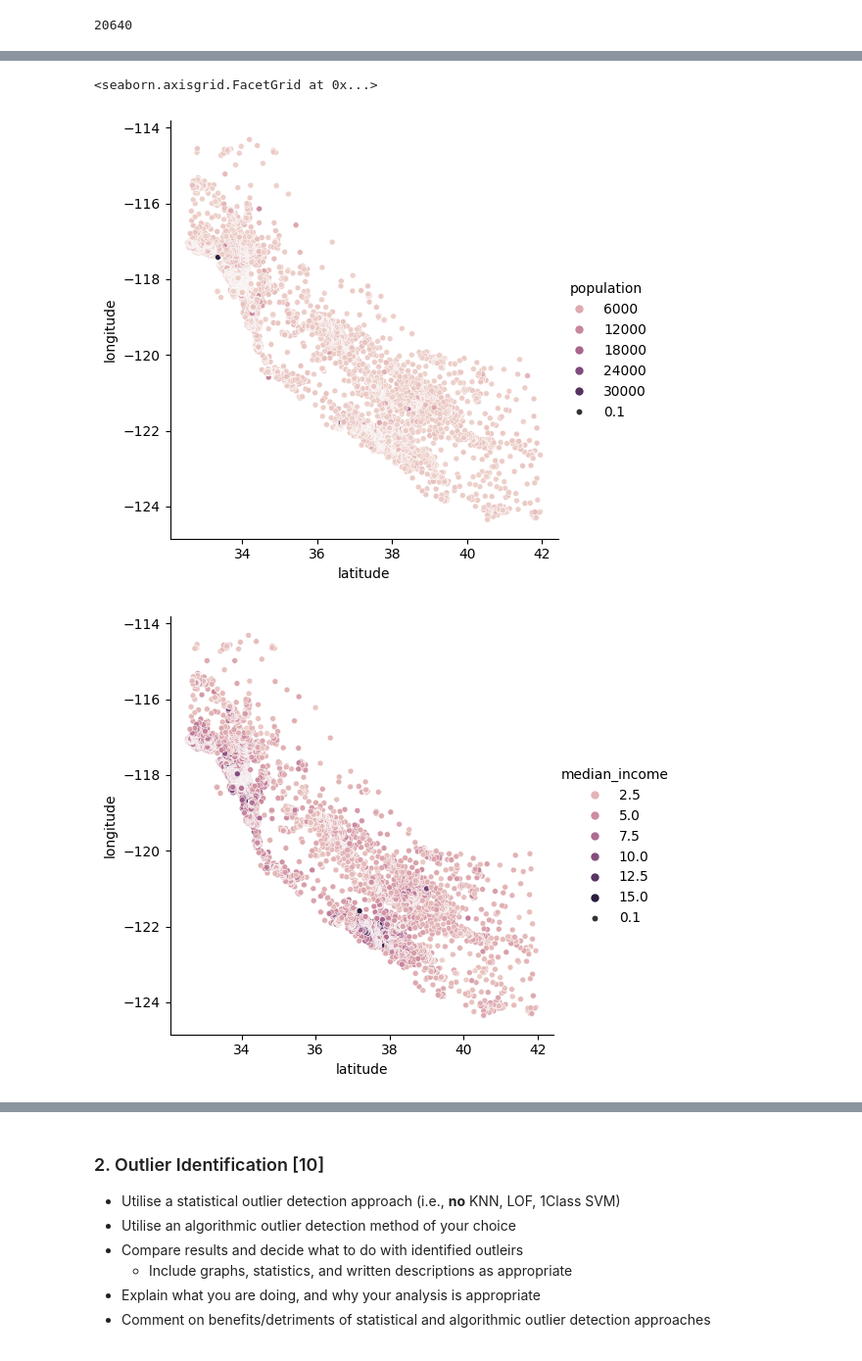
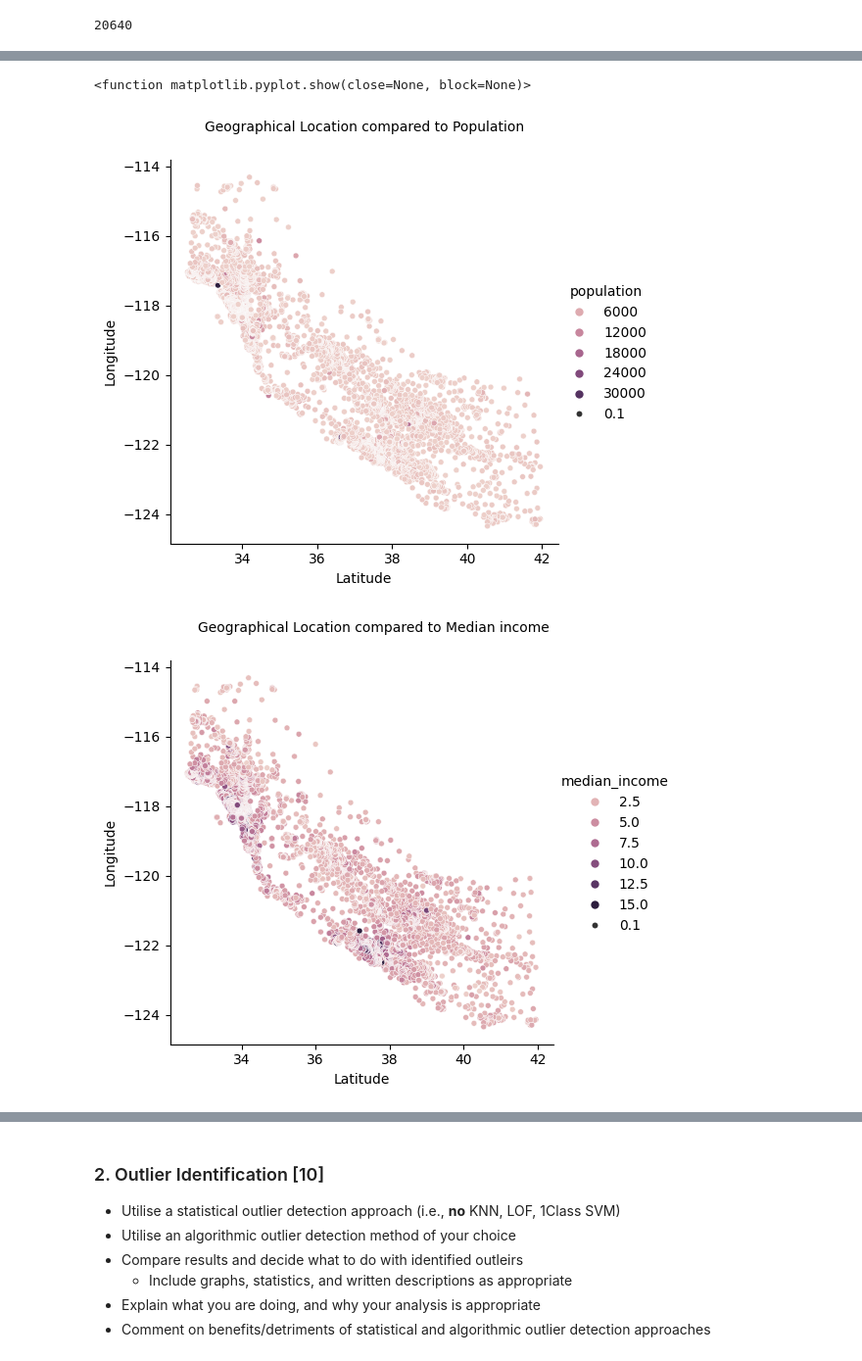
Before and after one commit to kenzfinn/csc1035_lecture_examples, a Jupyter notebook: Coursework/CSC3831_Final_Assessment.ipynb, the cells around one changed output, grey strips where cells are left out. Shown at 98% size. Drawn from its saved outputs; the diff is of its cells as text; code cells hidden in the pictures.

```diff
--- a/Coursework/CSC3831_Final_Assessment.ipynb
+++ b/Coursework/CSC3831_Final_Assessment.ipynb
@@ -88,7 +80,24 @@ sns.relplot(houses_corrupted, x="median_house_value", y="total_bedrooms")
-# %%
-sns.relplot(houses_corrupted,x="latitude",y="longitude",hue="population", size=0.1)
-sns.relplot(houses_corrupted,x="latitude",y="longitude",hue="median_income", size=0.1)
-# %% [output]
-<seaborn.axisgrid.FacetGrid at 0x...>
-[figure, removed]
-[figure, removed]
+# %%
+pop_plot = sns.relplot(houses_corrupted,x="latitude",y="longitude",hue="population", size=0.1)
+pop_plot.set(xlabel='Latitude', ylabel='Longitude')
+pop_plot.fig.suptitle('Geographical Location compared to Population', fontsize=10)
+pop_plot.fig.subplots_adjust(top=0.9)
+pop_plot.fig.tight_layout
+
+income_plot = sns.relplot(houses_corrupted,x="latitude",y="longitude",hue="median_income", size=0.1)
+income_plot.set(xlabel='Latitude', ylabel='Longitude')
+income_plot.fig.suptitle('Geographical Location compared to Median income', fontsize=10)
+income_plot.fig.subplots_adjust(top=0.9)
+income_plot.fig.tight_layout
+
+age_plot = sns.relplot(houses_corrupted,x="latitude",y="longitude",hue="housing_median_age", size=0.1)
+age_plot.set(xlabel='Latitude', ylabel='Longitude')
+age_plot.fig.suptitle('Geographical Location compared to Median housing age', fontsize=10)
+age_plot.fig.subplots_adjust(top=0.9)
+age_plot.fig.tight_layout
+
+plt.show
+# %% [output]
+<function matplotlib.pyplot.show(close=None, block=None)>
+[figure, added]
+[figure, added]
```
Also changed, not shown: parts of 8 cells of this notebook.
